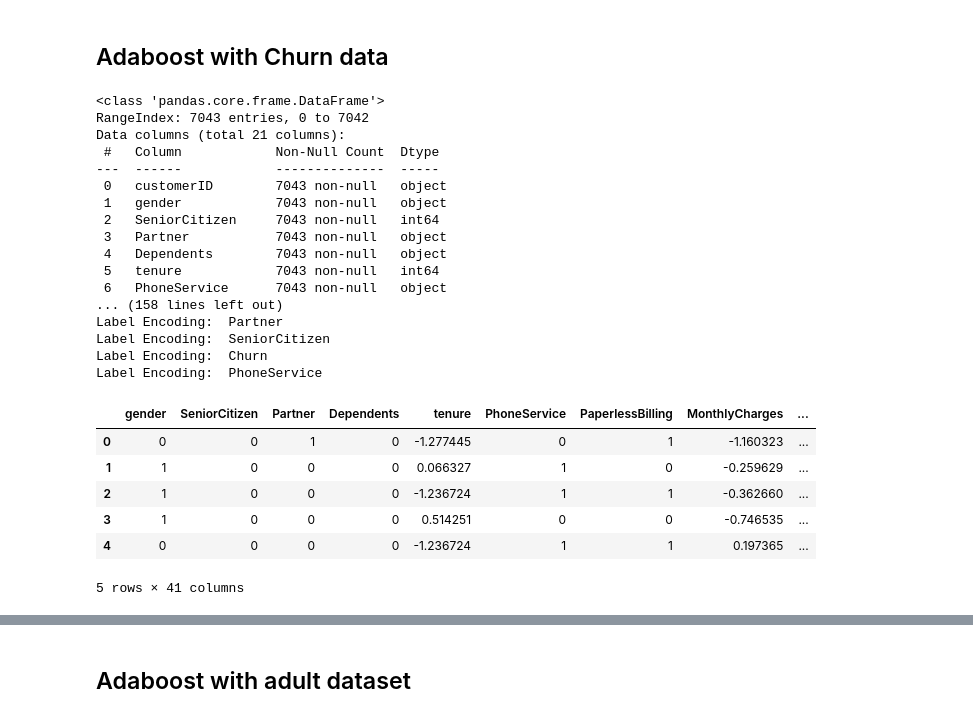
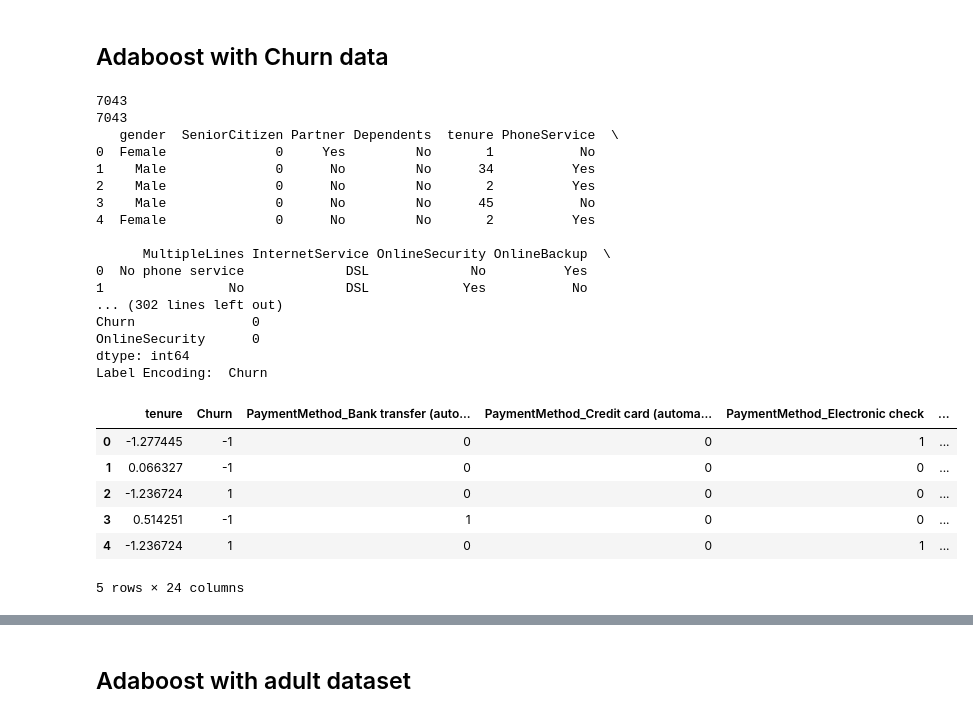
Before and after one commit to AJAkil/ML-Sessional, a Jupyter notebook: Assignment-1/exp.ipynb, the cells around one changed output, grey strips where cells are left out. Saved outputs shown, nothing was run; the diff lists cells and outputs as text; code cells hidden in the pictures.

```diff
--- a/Assignment-1/exp.ipynb
+++ b/Assignment-1/exp.ipynb
@@ -761,4 +763,12 @@ def get_all_cols(df):
     num_cols_with_nan = set(columns_with_nan) - set(cat_cols)
     binary_cols = get_binary_col_count(df, columns)
 
-    return columns, columns_with_nan, num_cols, cat_cols, cat_cols_with_nan, num_cols_with_nan, binary_cols
+    return {'columns': columns,
+            'columns_with_nan': columns_with_nan,
+            'num_cols' : num_cols,
+            'cat_cols': cat_cols,
+            'cat_cols_with_nan' : cat_cols_with_nan,
+            'num_cols_with_nan': num_cols_with_nan,
+            'binary_cols' : binary_cols }
+
+    #return columns, columns_with_nan, num_cols, cat_cols, cat_cols_with_nan, num_cols_with_nan, binary_cols
@@ -2220,31 +2435,31 @@ Index(['tenure', 'TotalCharges', 'MonthlyCharges', 'SeniorCitizen',
 ## Adaboost with Churn data
 # %%
 df = pd.read_csv('./data/cust_churn.csv')
-df = preprocess_churn_data(df, 'Churn')
+df = preprocess_churn_data(df, 'Churn', 8)
 df.head()
 # %% [output]
-<class 'pandas.core.frame.DataFrame'>
-RangeIndex: 7043 entries, 0 to 7042
-Data columns (total 21 columns):
- #   Column            Non-Null Count  Dtype
----  ------            --------------  -----
- 0   customerID        7043 non-null   object
- 1   gender            7043 non-null   object
- 2   SeniorCitizen     7043 non-null   int64
- 3   Partner           7043 non-null   object
- 4   Dependents        7043 non-null   object
- 5   tenure            7043 non-null   int64
- 6   PhoneService      7043 non-null   object
-... (158 lines left out)
-Label Encoding:  Partner
-Label Encoding:  SeniorCitizen
+7043
+7043
+   gender  SeniorCitizen Partner Dependents  tenure PhoneService  \
+0  Female              0     Yes         No       1           No
+1    Male              0      No         No      34          Yes
+2    Male              0      No         No       2          Yes
+3    Male              0      No         No      45           No
+4  Female              0      No         No       2          Yes
+
+      MultipleLines InternetService OnlineSecurity OnlineBackup  \
+0  No phone service             DSL             No          Yes
+1                No             DSL            Yes           No
+... (302 lines left out)
+Churn               0
+OnlineSecurity      0
+dtype: int64
 Label Encoding:  Churn
-Label Encoding:  PhoneService
-|  | gender | SeniorCitizen | Partner | Dependents | tenure | PhoneService | PaperlessBilling | MonthlyCharges | ... |
-| 0 | 0 | 0 | 1 | 0 | -1.277445 | 0 | 1 | -1.160323 | ... |
-| 1 | 1 | 0 | 0 | 0 | 0.066327 | 1 | 0 | -0.259629 | ... |
-| 2 | 1 | 0 | 0 | 0 | -1.236724 | 1 | 1 | -0.362660 | ... |
-| 3 | 1 | 0 | 0 | 0 | 0.514251 | 0 | 0 | -0.746535 | ... |
-| 4 | 0 | 0 | 0 | 0 | -1.236724 | 1 | 1 | 0.197365 | ... |
+|  | tenure | Churn | PaymentMethod_Bank transfer (auto... | PaymentMethod_Credit card (automa... | PaymentMethod_Electronic check | ... |
+| 0 | -1.277445 | -1 | 0 | 0 | 1 | ... |
+| 1 | 0.066327 | -1 | 0 | 0 | 0 | ... |
+| 2 | -1.236724 | 1 | 0 | 0 | 0 | ... |
+| 3 | 0.514251 | -1 | 1 | 0 | 0 | ... |
+| 4 | -1.236724 | 1 | 0 | 0 | 1 | ... |
-5 rows × 41 columns
+5 rows × 24 columns
 # %%
```
Also changed, not shown: parts of 49 cells of this notebook, 2 other files.
